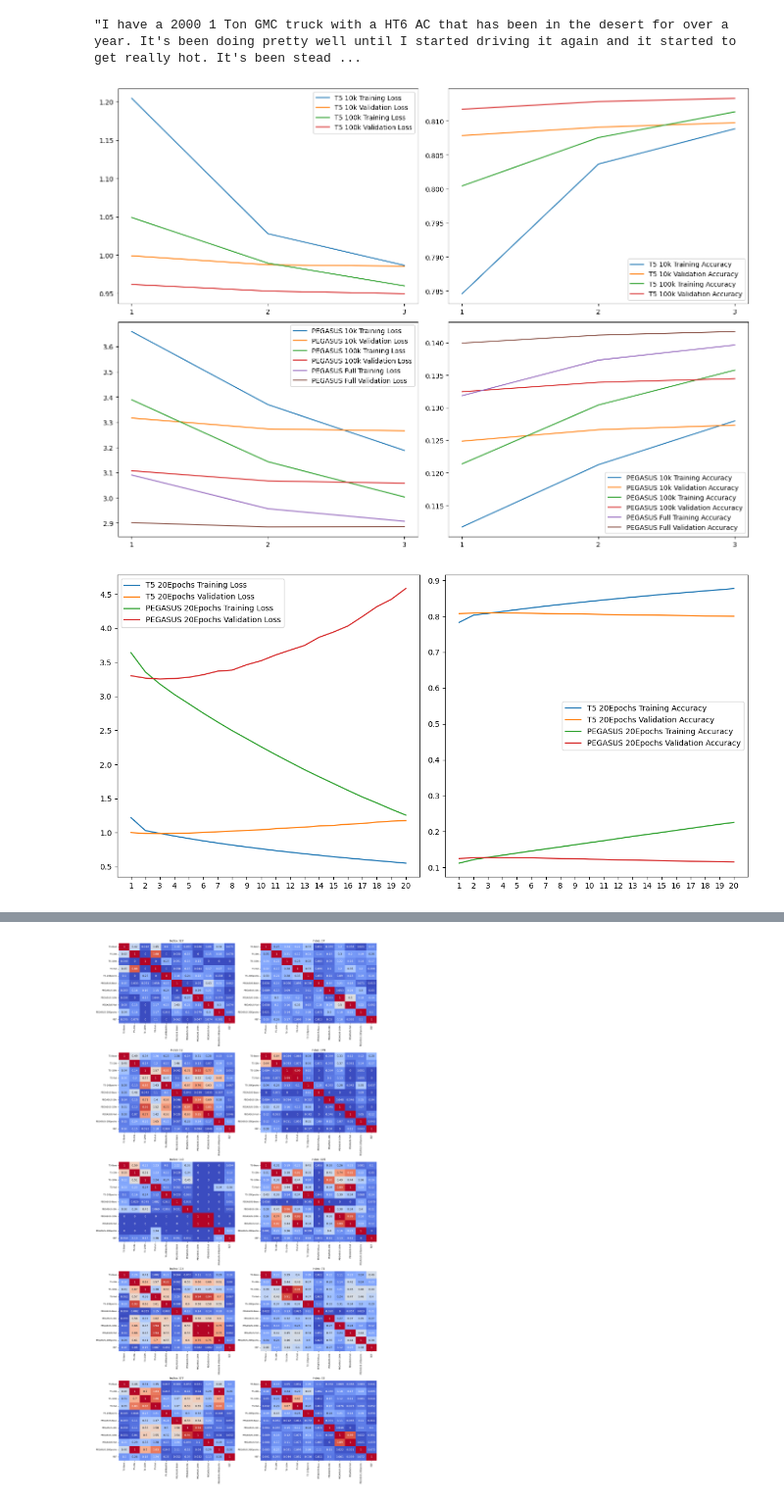
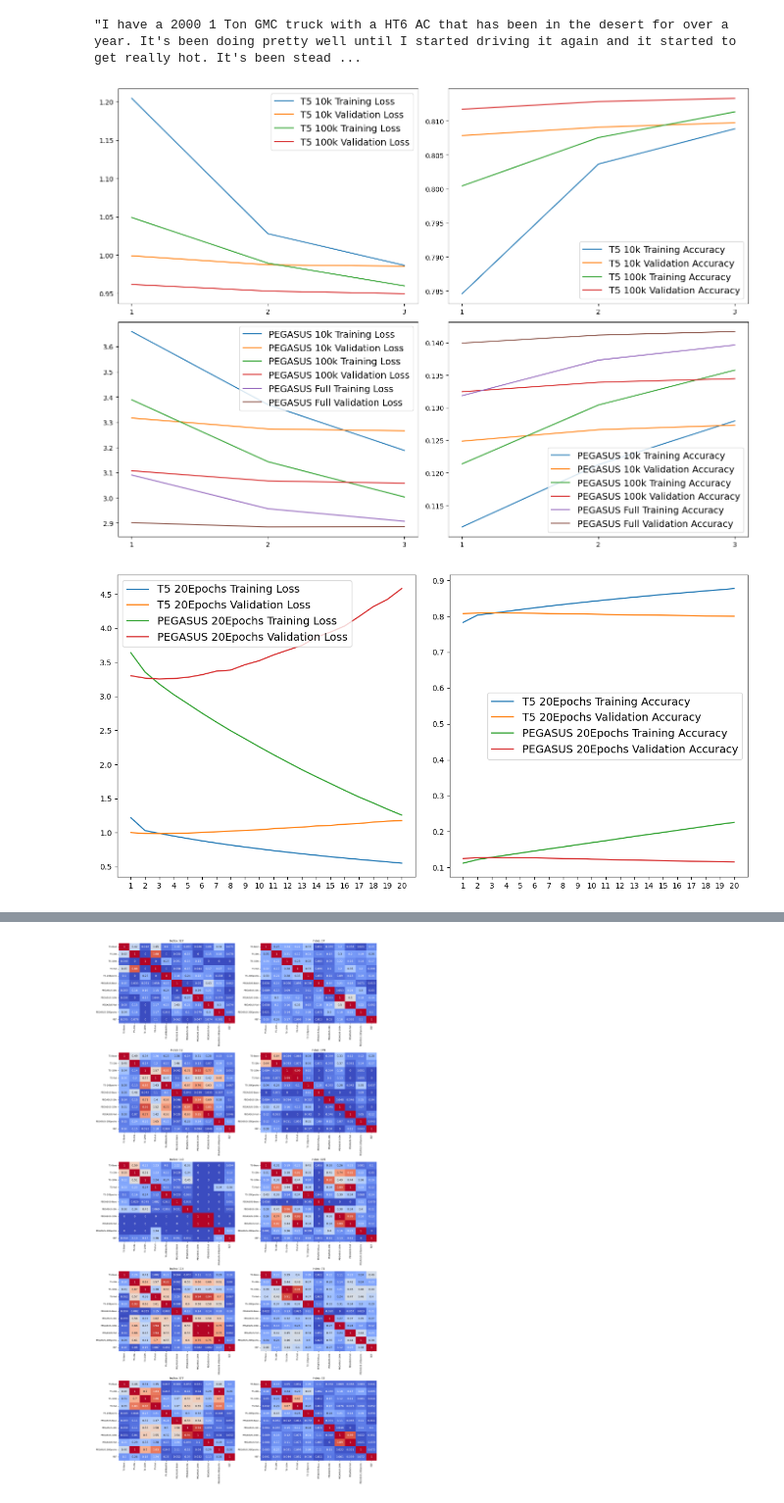
Before and after one commit to ma110cbyte/w266_TLDR, a Jupyter notebook: Summaries_Analysis.ipynb, the cells around one changed output, grey strips where cells are left out. Shown at 98% size. Drawn from its saved outputs; the diff is of its cells as text; code cells hidden in the pictures.

```diff
--- a/Summaries_Analysis.ipynb
+++ b/Summaries_Analysis.ipynb
@@ -305,7 +323,7 @@ plt.plot(epochs, t5_training_history_100k['val_loss'], label='T5 100k Validation
 # plt.xlabel('Epochs')
 # plt.ylabel('Loss')
 plt.xticks(epochs)
-plt.legend()
+plt.legend(fontsize=14)
 
 plt.subplot(2, 2, 2)
 plt.plot(epochs, t5_training_history_10k['accuracy'], label='T5 10k Training Accuracy')
@@ -320,7 +338,7 @@ plt.plot(epochs, t5_training_history_100k['val_accuracy'], label='T5 100k Valida
 # plt.xlabel('Epochs')
 # plt.ylabel('Accuracy')
 plt.xticks(epochs)
-plt.legend()
+plt.legend(fontsize=14)
 
 plt.subplot(2, 2, 3)
 plt.plot(epochs, pegasus_training_history_10k['loss'], label='PEGASUS 10k Training Loss')
@@ -335,7 +353,7 @@ plt.plot(epochs, pegasus_training_history_full['val_loss'], label='PEGASUS Full
 # plt.xlabel('Epochs')
 # plt.ylabel('Loss')
 plt.xticks(epochs)
-plt.legend()
+plt.legend(fontsize=14)
 
 plt.subplot(2, 2, 4)
 plt.plot(epochs, pegasus_training_history_10k['accuracy'], label='PEGASUS 10k Training Accuracy')
@@ -350,12 +368,12 @@ plt.plot(epochs, pegasus_training_history_full['val_accuracy'], label='PEGASUS F
 # plt.xlabel('Epochs')
 # plt.ylabel('Accuracy')
 plt.xticks(epochs)
-plt.legend()
+plt.legend(fontsize=14)
 
 plt.tight_layout()
 plt.show()
 # %% [output]
-[figure, old version]
+[figure, new version]
 # %%
 # Define the number of epochs
 epochs = range(1, 21)
@@ -364,33 +382,33 @@ epochs = range(1, 21)
 plt.figure(figsize=(12, 6))
 
 # Plot Loss
 plt.subplot(1, 2, 1)
 plt.plot(epochs, t5_training_history_20Epochs['loss'], label='T5 20Epochs Training Loss')
 plt.plot(epochs, t5_training_history_20Epochs['val_loss'], label='T5 20Epochs Validation Loss')
 plt.plot(epochs, pegasus_training_history_20Epochs['loss'], label='PEGASUS 20Epochs Training Loss')
 plt.plot(epochs, pegasus_training_history_20Epochs['val_loss'], label='PEGASUS 20Epochs Validation Loss')
 
 # Commented out for research paper.
 # plt.title('20 Epochs - Loss')
 # plt.xlabel('Epochs')
 # plt.ylabel('Loss')
 plt.xticks(epochs)
-plt.legend()
+plt.legend(fontsize=14)
 
 plt.subplot(1, 2, 2)
 plt.plot(epochs, t5_training_history_20Epochs['accuracy'], label='T5 20Epochs Training Accuracy')
 plt.plot(epochs, t5_training_history_20Epochs['val_accuracy'], label='T5 20Epochs Validation Accuracy')
 plt.plot(epochs, pegasus_training_history_20Epochs['accuracy'], label='PEGASUS 20Epochs Training Accuracy')
 plt.plot(epochs, pegasus_training_history_20Epochs['val_accuracy'], label='PEGASUS 20Epochs Validation Accuracy')
 
 # Commented out for research paper.
 # plt.title('20 Epochs - Accuracy')
 # plt.xlabel('Epochs')
 # plt.ylabel('Accuracy')
 plt.xticks(epochs)
-plt.legend()
+plt.legend(fontsize=14)
 
 plt.tight_layout()
 plt.show()
 # %% [output]
-[figure, old version]
+[figure, new version]
```
Also changed, not shown: parts of 19 cells of this notebook, 2 other files.
